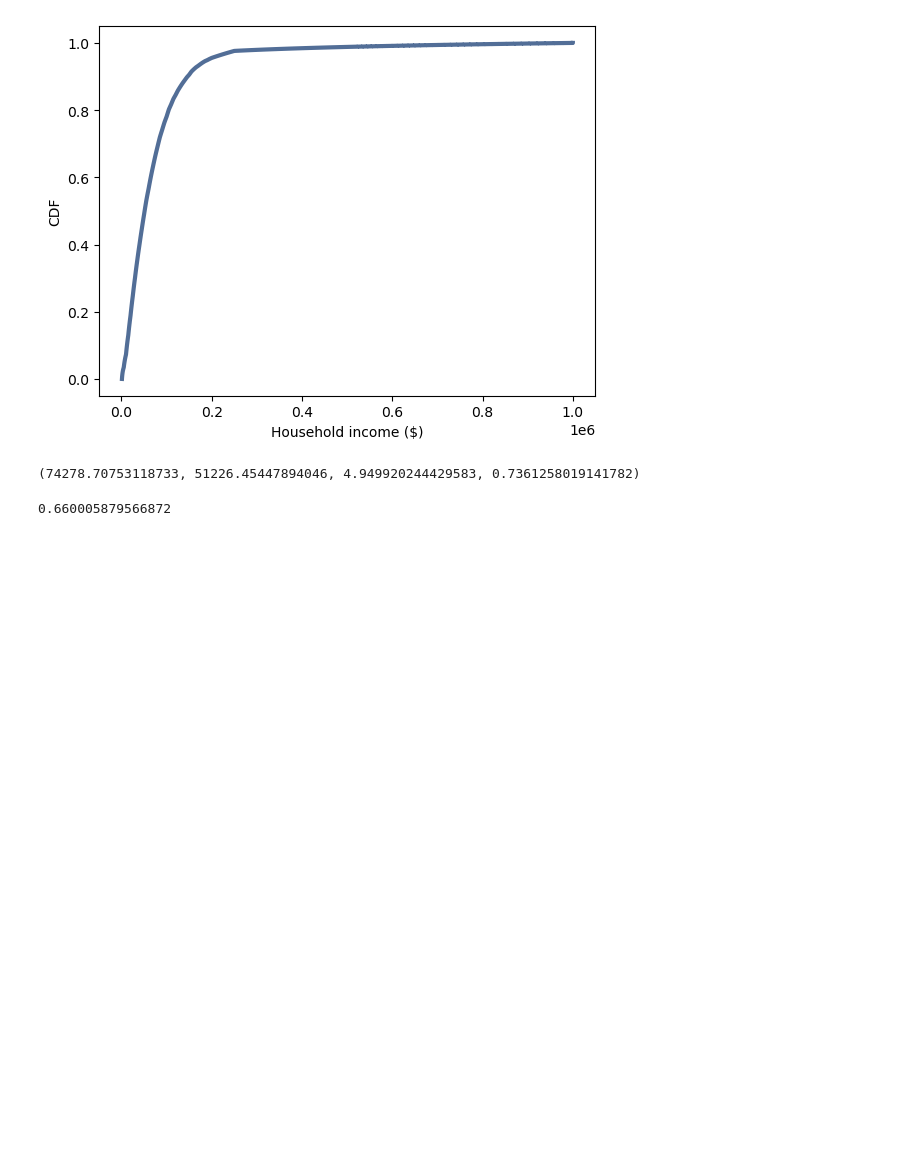
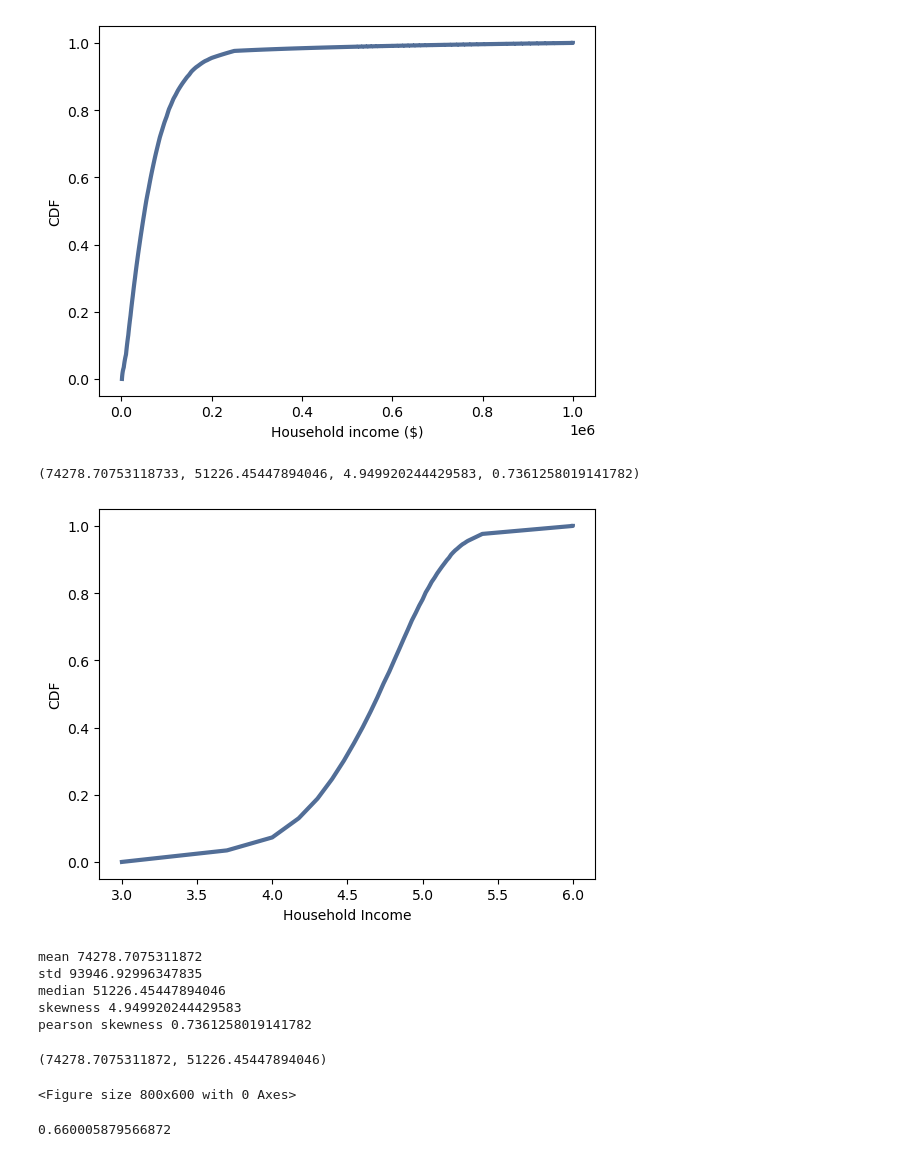
Before and after one commit to AartiRamani/Ramani-DSC530-ThinkStats2, a Jupyter notebook: Assignments/Week 5/Ramani530Week5.ipynb, the cells around one changed output. Saved outputs shown, nothing was run; the diff lists cells and outputs as text; code cells hidden in the pictures; blank space fills up the shorter version.

```diff
--- a/Assignments/Week 5/Ramani530Week5.ipynb
+++ b/Assignments/Week 5/Ramani530Week5.ipynb
@@ -219,5 +248,22 @@ Mean(log_sample),  Median(log_sample), Skewness(log_sample), PearsonMedianSkewne
 # %% [output]
 (74278.70753118733, 51226.45447894046, 4.949920244429583, 0.7361258019141782)
+# %%
+# Solution goes here
+import density as dn
+
+thinkplot.Cdf(cdf_log)
+thinkplot.Show(xlabel='Household Income',ylabel='CDF')
+#dn.Summarize(log_data)
+dn.Summarize(log_sample)
+# %% [output]
+[figure, added]
+mean 74278.7075311872
+std 93946.92996347835
+median 51226.45447894046
+skewness 4.949920244429583
+pearson skewness 0.7361258019141782
+(74278.7075311872, 51226.45447894046)
+<Figure size 800x600 with 0 Axes>
 # %%
 #What fraction of households reports a taxable income below the mean?
 
```
Also changed, not shown: parts of 33 cells of this notebook.
